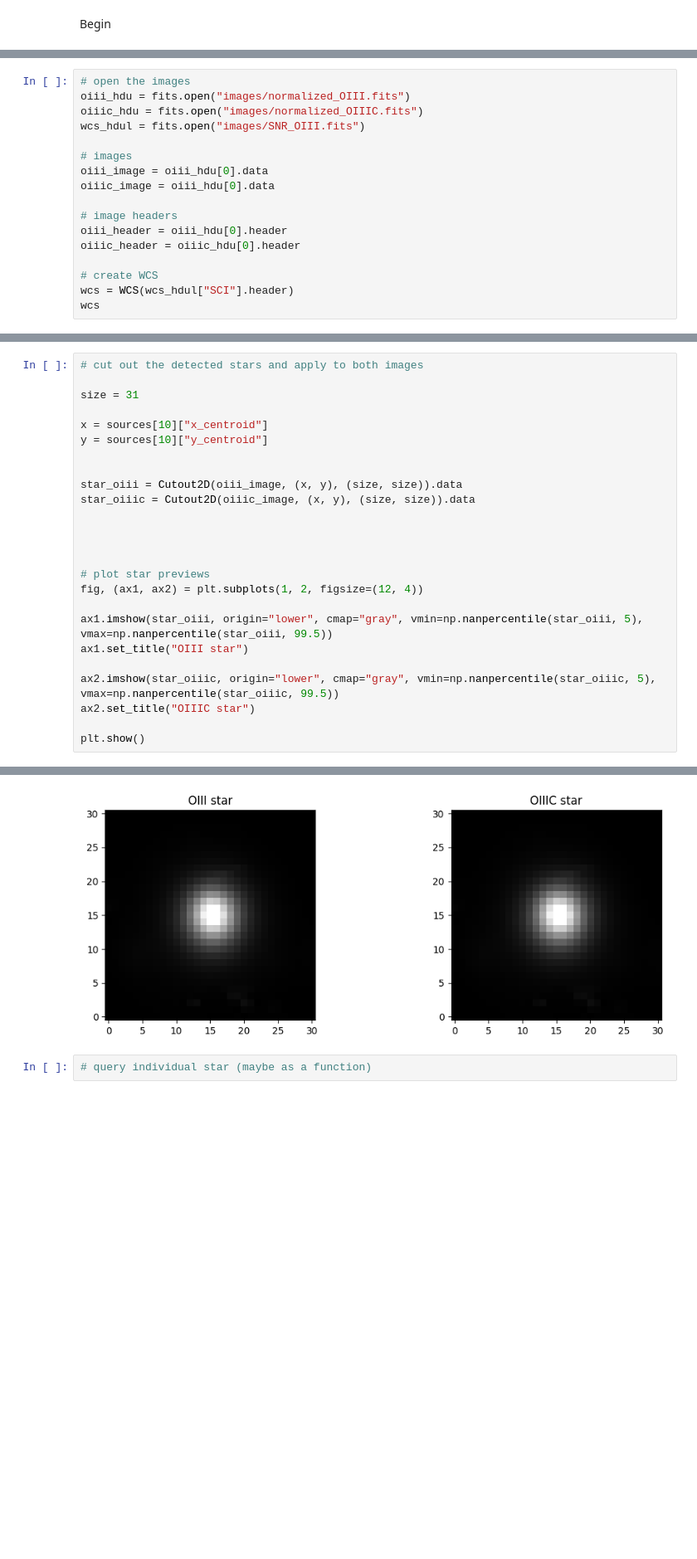
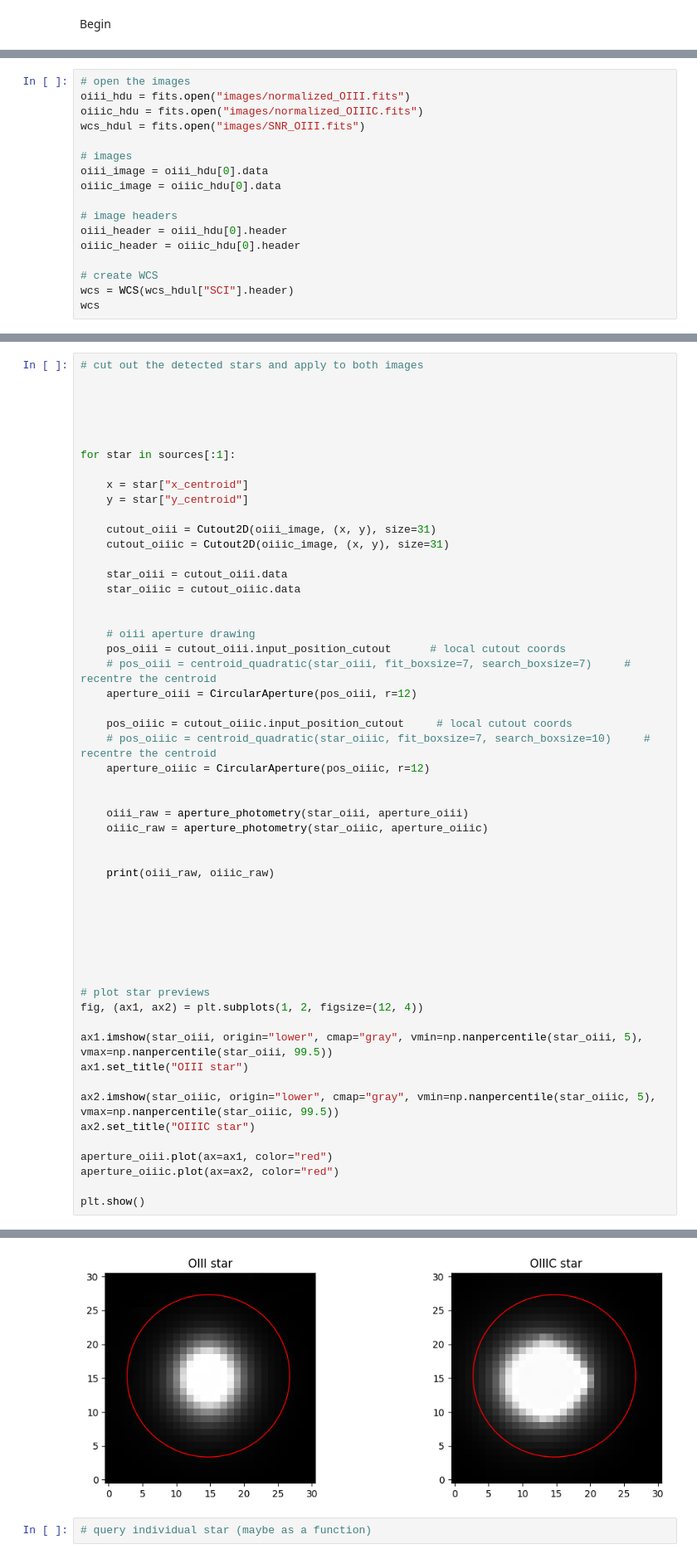
Before and after one commit to pirgalim/SNR-0548-70.4, a Jupyter notebook: calibration_catalogue.ipynb, the cells around one changed output, grey strips where cells are left out. Shown at 83% size. Cells and saved outputs as stored; diff of their text form; blank space fills up the shorter version.

```diff
--- a/calibration_catalogue.ipynb
+++ b/calibration_catalogue.ipynb
@@ -47,7 +57,7 @@ wcs_hdul = fits.open("images/SNR_OIII.fits")
 
 # images
 oiii_image = oiii_hdu[0].data
-oiiic_image = oiii_hdu[0].data
+oiiic_image = oiiic_hdu[0].data
 
 # image headers
 oiii_header = oiii_hdu[0].header
@@ -117,14 +127,40 @@ DeprecatedColumnQTable length=50
 # %%
 # cut out the detected stars and apply to both images
 
-size = 31
-
-x = sources[10]["x_centroid"]
-y = sources[10]["y_centroid"]
 
 
-star_oiii = Cutout2D(oiii_image, (x, y), (size, size)).data
-star_oiiic = Cutout2D(oiiic_image, (x, y), (size, size)).data
+
+
+for star in sources[:1]:
+
+    x = star["x_centroid"]
+    y = star["y_centroid"]
+
+    cutout_oiii = Cutout2D(oiii_image, (x, y), size=31)
+    cutout_oiiic = Cutout2D(oiiic_image, (x, y), size=31)
+
+    star_oiii = cutout_oiii.data
+    star_oiiic = cutout_oiiic.data
+
+
+    # oiii aperture drawing
+    pos_oiii = cutout_oiii.input_position_cutout      # local cutout coords
+    # pos_oiii = centroid_quadratic(star_oiii, fit_boxsize=7, search_boxsize=7)     # recentre the centroid
+    aperture_oiii = CircularAperture(pos_oiii, r=12)
+
+    pos_oiiic = cutout_oiiic.input_position_cutout     # local cutout coords
+    # pos_oiiic = centroid_quadratic(star_oiiic, fit_boxsize=7, search_boxsize=10)     # recentre the centroid
+    aperture_oiiic = CircularAperture(pos_oiiic, r=12)
+
+
+    oiii_raw = aperture_photometry(star_oiii, aperture_oiii)
+    oiiic_raw = aperture_photometry(star_oiiic, aperture_oiiic)
+
+
+    print(oiii_raw, oiiic_raw)
+
+
+
 
 
 
@@ -138,5 +174,8 @@ ax1.set_title("OIII star")
 ax2.imshow(star_oiiic, origin="lower", cmap="gray", vmin=np.nanpercentile(star_oiiic, 5), vmax=np.nanpercentile(star_oiiic, 99.5))
 ax2.set_title("OIIIC star")
 
+aperture_oiii.plot(ax=ax1, color="red")
+aperture_oiiic.plot(ax=ax2, color="red")
+
 plt.show()
 # %% [output]
@@ -143,4 +187,4 @@ plt.show()
-[figure, old version]
+[figure, new version]
 # %%
 # query individual star (maybe as a function)
 # %%
```
Also changed, not shown: parts of 3 cells of this notebook.
